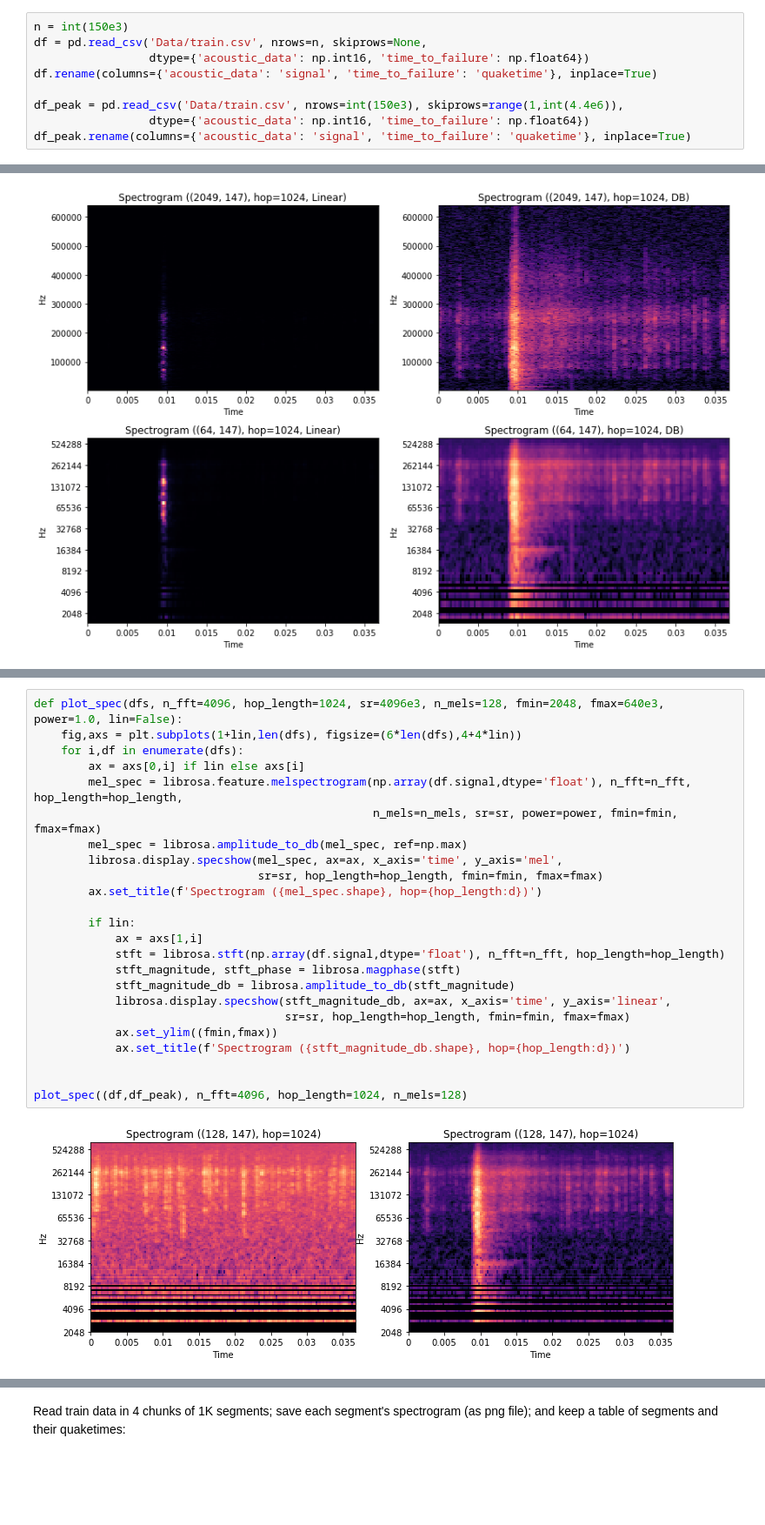
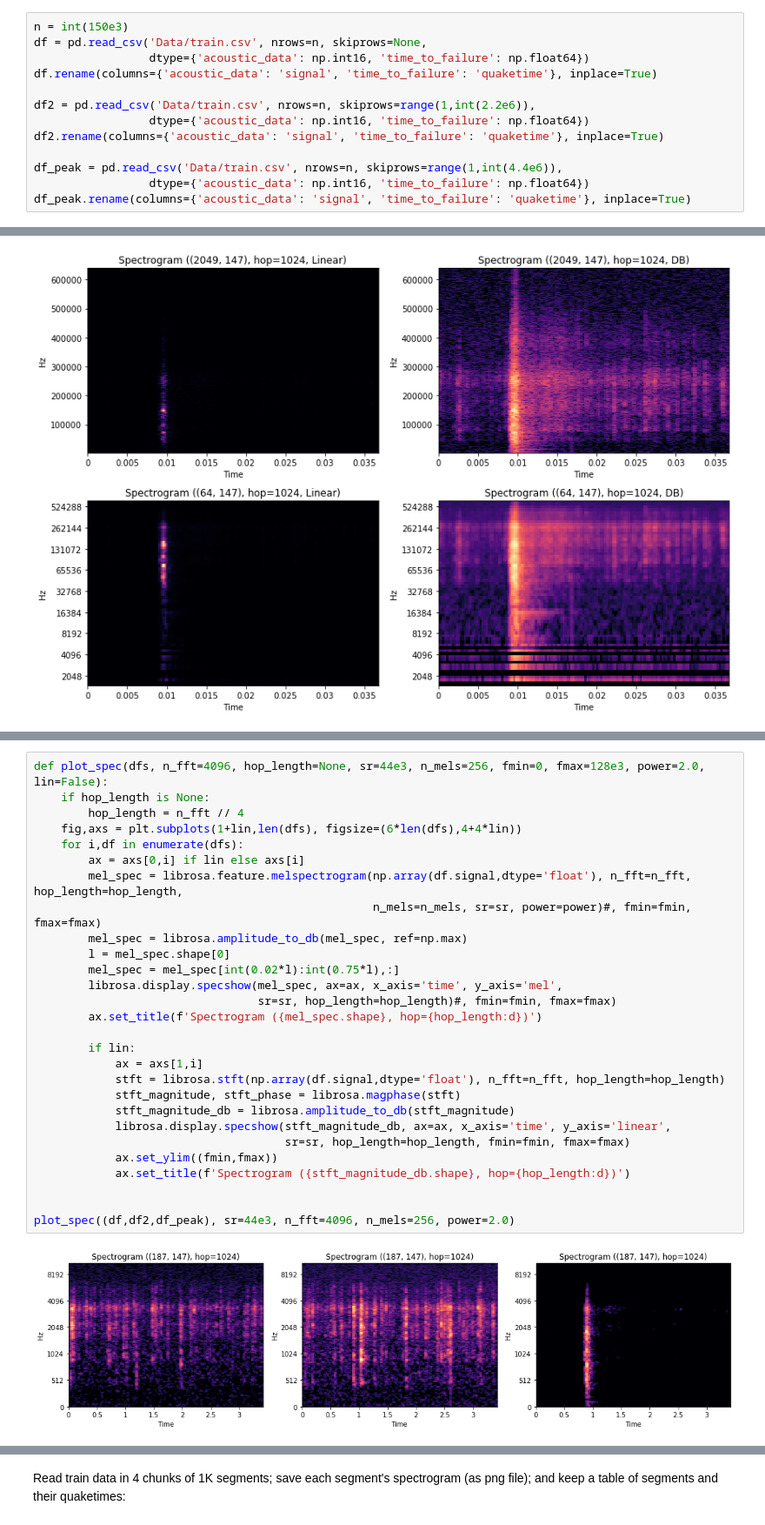
Before and after one commit to ido90/Earthquakes, a Jupyter notebook: Spectrogram.ipynb, the cells around one changed output, grey strips where cells are left out. Shown at 87% size. Drawn from its saved outputs; the diff is of its cells as text; blank space fills up the shorter version.

```diff
--- a/Spectrogram.ipynb
+++ b/Spectrogram.ipynb
@@ -61,6 +62,10 @@ df = pd.read_csv('Data/train.csv', nrows=n, skiprows=None,
                  dtype={'acoustic_data': np.int16, 'time_to_failure': np.float64})
 df.rename(columns={'acoustic_data': 'signal', 'time_to_failure': 'quaketime'}, inplace=True)
 
-df_peak = pd.read_csv('Data/train.csv', nrows=int(150e3), skiprows=range(1,int(4.4e6)),
+df2 = pd.read_csv('Data/train.csv', nrows=n, skiprows=range(1,int(2.2e6)),
+                 dtype={'acoustic_data': np.int16, 'time_to_failure': np.float64})
+df2.rename(columns={'acoustic_data': 'signal', 'time_to_failure': 'quaketime'}, inplace=True)
+
+df_peak = pd.read_csv('Data/train.csv', nrows=n, skiprows=range(1,int(4.4e6)),
                  dtype={'acoustic_data': np.int16, 'time_to_failure': np.float64})
 df_peak.rename(columns={'acoustic_data': 'signal', 'time_to_failure': 'quaketime'}, inplace=True)
@@ -233,26 +233,30 @@ In future the parameters are planned to be correctly set with no such patches...
 # %%
-def plot_spec(dfs, n_fft=4096, hop_length=1024, sr=4096e3, n_mels=128, fmin=2048, fmax=640e3, power=1.0, lin=False):
+def plot_spec(dfs, n_fft=4096, hop_length=None, sr=44e3, n_mels=256, fmin=0, fmax=128e3, power=2.0, lin=False):
+    if hop_length is None:
+        hop_length = n_fft // 4
     fig,axs = plt.subplots(1+lin,len(dfs), figsize=(6*len(dfs),4+4*lin))
     for i,df in enumerate(dfs):
         ax = axs[0,i] if lin else axs[i]
         mel_spec = librosa.feature.melspectrogram(np.array(df.signal,dtype='float'), n_fft=n_fft, hop_length=hop_length,
-                                                  n_mels=n_mels, sr=sr, power=power, fmin=fmin, fmax=fmax)
+                                                  n_mels=n_mels, sr=sr, power=power)#, fmin=fmin, fmax=fmax)
         mel_spec = librosa.amplitude_to_db(mel_spec, ref=np.max)
+        l = mel_spec.shape[0]
+        mel_spec = mel_spec[int(0.02*l):int(0.75*l),:]
         librosa.display.specshow(mel_spec, ax=ax, x_axis='time', y_axis='mel',
-                                 sr=sr, hop_length=hop_length, fmin=fmin, fmax=fmax)
+                                 sr=sr, hop_length=hop_length)#, fmin=fmin, fmax=fmax)
         ax.set_title(f'Spectrogram ({mel_spec.shape}, hop={hop_length:d})')
 
         if lin:
             ax = axs[1,i]
             stft = librosa.stft(np.array(df.signal,dtype='float'), n_fft=n_fft, hop_length=hop_length)
             stft_magnitude, stft_phase = librosa.magphase(stft)
             stft_magnitude_db = librosa.amplitude_to_db(stft_magnitude)
             librosa.display.specshow(stft_magnitude_db, ax=ax, x_axis='time', y_axis='linear',
                                      sr=sr, hop_length=hop_length, fmin=fmin, fmax=fmax)
             ax.set_ylim((fmin,fmax))
             ax.set_title(f'Spectrogram ({stft_magnitude_db.shape}, hop={hop_length:d})')
 
 
-plot_spec((df,df_peak), n_fft=4096, hop_length=1024, n_mels=128)
+plot_spec((df,df2,df_peak), sr=44e3, n_fft=4096, n_mels=256, power=2.0)
 # %% [output]
-[figure, old version]
+[figure, new version]
```
Also changed, not shown: parts of 33 cells of this notebook.
